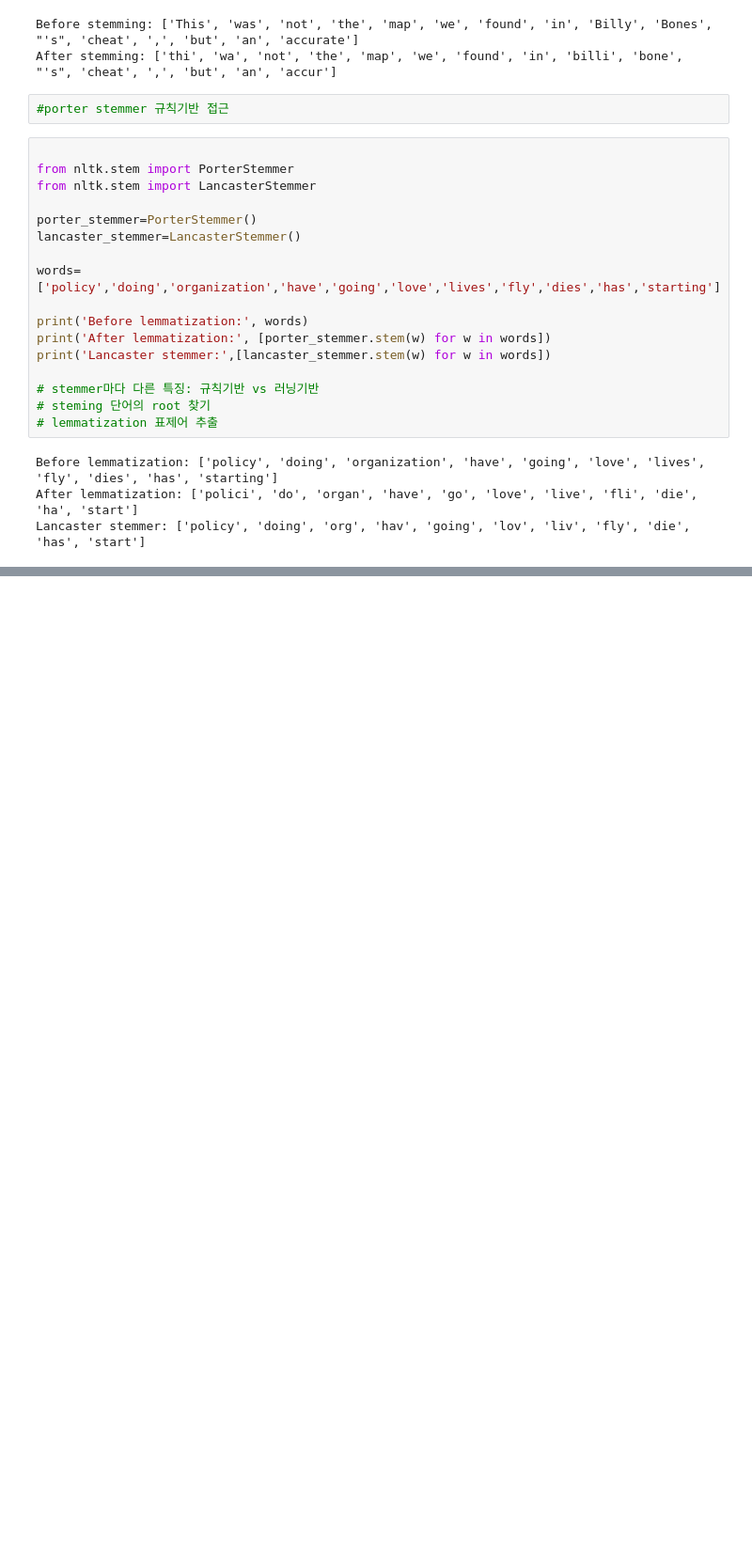
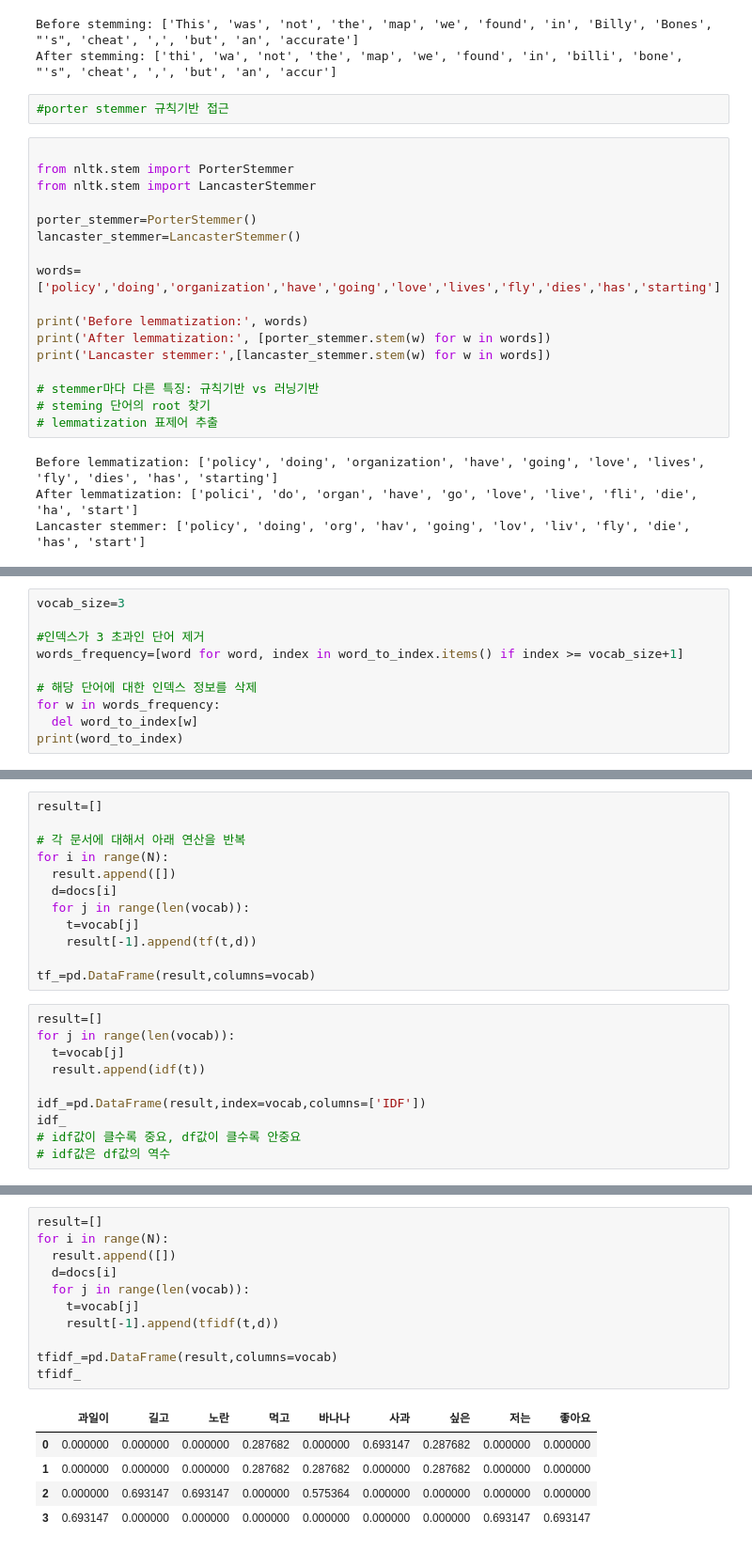
Before and after one commit to radanim/TIL, a Jupyter notebook: 자연어처리_이론_및_실습_1.ipynb, the cells around one changed output, grey strips where cells are left out. Shown at 94% size. Saved outputs shown, nothing was run; the diff lists cells and outputs as text; blank space fills up the shorter version.

```diff
--- a/자연어처리_이론_및_실습_1.ipynb
+++ b/자연어처리_이론_및_실습_1.ipynb
@@ -234,0 +343,10 @@ Lancaster stemmer: ['policy', 'doing', 'org', 'hav', 'going', 'lov', 'liv', 'fly
+# %%
+vocab_size=3
+
+#인덱스가 3 초과인 단어 제거
+words_frequency=[word for word, index in word_to_index.items() if index >= vocab_size+1]
+
+# 해당 단어에 대한 인덱스 정보를 삭제
+for w in words_frequency:
+  del word_to_index[w]
+print(word_to_index)
@@ -234,0 +648,22 @@ Lancaster stemmer: ['policy', 'doing', 'org', 'hav', 'going', 'lov', 'liv', 'fly
+# %%
+result=[]
+
+# 각 문서에 대해서 아래 연산을 반복
+for i in range(N):
+  result.append([])
+  d=docs[i]
+  for j in range(len(vocab)):
+    t=vocab[j]
+    result[-1].append(tf(t,d))
+
+tf_=pd.DataFrame(result,columns=vocab)
+# %%
+result=[]
+for j in range(len(vocab)):
+  t=vocab[j]
+  result.append(idf(t))
+
+idf_=pd.DataFrame(result,index=vocab,columns=['IDF'])
+idf_
+# idf값이 클수록 중요, df값이 클수록 안중요
+# idf값은 df값의 역수
@@ -234,0 +681,17 @@ Lancaster stemmer: ['policy', 'doing', 'org', 'hav', 'going', 'lov', 'liv', 'fly
+# %%
+result=[]
+for i in range(N):
+  result.append([])
+  d=docs[i]
+  for j in range(len(vocab)):
+    t=vocab[j]
+    result[-1].append(tfidf(t,d))
+
+tfidf_=pd.DataFrame(result,columns=vocab)
+tfidf_
+# %% [output]
+|  | 과일이 | 길고 | 노란 | 먹고 | 바나나 | 사과 | 싶은 | 저는 | 좋아요 |
+| 0 | 0.000000 | 0.000000 | 0.000000 | 0.287682 | 0.000000 | 0.693147 | 0.287682 | 0.000000 | 0.000000 |
+| 1 | 0.000000 | 0.000000 | 0.000000 | 0.287682 | 0.287682 | 0.000000 | 0.287682 | 0.000000 | 0.000000 |
+| 2 | 0.000000 | 0.693147 | 0.693147 | 0.000000 | 0.575364 | 0.000000 | 0.000000 | 0.000000 | 0.000000 |
+| 3 | 0.693147 | 0.000000 | 0.000000 | 0.000000 | 0.000000 | 0.000000 | 0.000000 | 0.693147 | 0.693147 |
```
Also changed, not shown: parts of 34 cells of this notebook.
